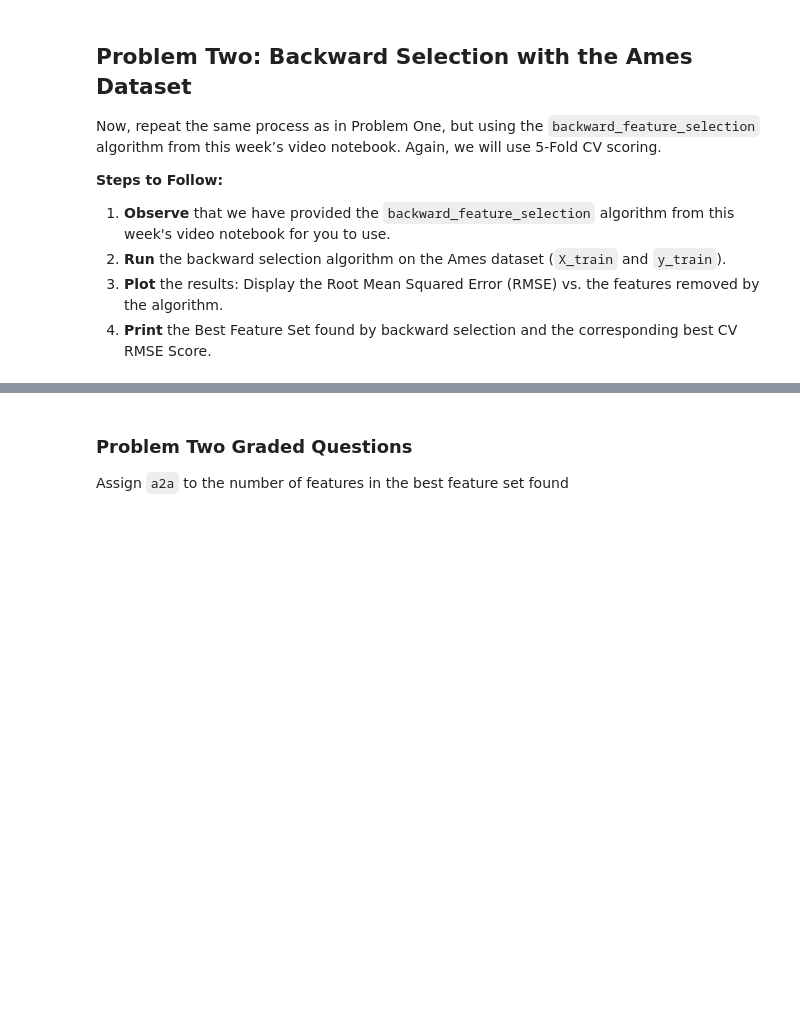
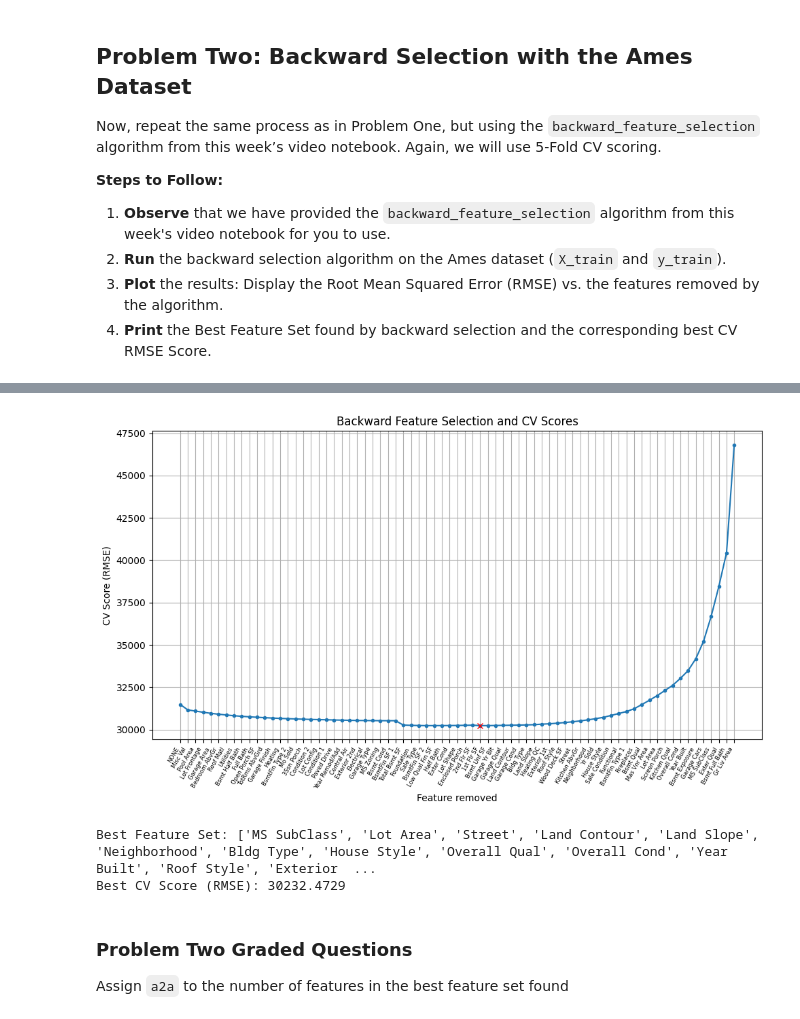
Before and after one commit to akmishra-1/Module-3-Assignments, a Jupyter notebook: Homework_05.ipynb, the cells around one changed output, grey strips where cells are left out. Saved outputs shown, nothing was run; the diff lists cells and outputs as text; code cells hidden in the pictures; blank space fills up the shorter version.

```diff
--- a/Homework_05.ipynb
+++ b/Homework_05.ipynb
@@ -295,3 +341,12 @@ def backward_feature_selection(X, y, model,
     )
 # %%
 # Your code here:  Run Backward Feature Selection, plot the results, and print out the Best Feature Set and the Best CV RMSE Score found.
+
+model = LinearRegression()
+
+# run backward selection
+removed_features_backward, best_scores_backward, best_feature_set_backward, best_score_backward = backward_feature_selection(X_train, y_train, model, verbose=True)
+
+# convert to rmse
+best_scores_backward = [np.sqrt(x) for x in best_scores_backward]
+best_score_backward = np.sqrt(best_score_backward)
@@ -298,3 +371,23 @@ def backward_feature_selection(X, y, model,
+# %%
+# Plot RMSE vs Features Removed
+plt.figure(figsize=(10, 6))
+plt.plot(range(len(best_scores_backward)), best_scores_backward, marker=".")
+plt.plot(best_scores_backward.index(min(best_scores_backward)), min(best_scores_backward), marker="x", color="red")
+plt.xticks(range(len(removed_features_backward)), removed_features_backward, rotation=60, ha="right", fontsize=6)
+plt.xlabel("Feature removed")
+plt.ylabel("CV Score (RMSE)")
+plt.title("Backward Feature Selection and CV Scores")
+plt.grid()
+plt.tight_layout()
+plt.show()
+
+# Print best results
+print(f"Best Feature Set: {best_feature_set_backward}")
+print(f"Best CV Score (RMSE): {best_score_backward:.4f}")
+# %% [output]
+[figure, added]
+Best Feature Set: ['MS SubClass', 'Lot Area', 'Street', 'Land Contour', 'Land Slope', 'Neighborhood', 'Bldg Type', 'House Style', 'Overall Qual', 'Overall Cond', 'Year Built', 'Roof Style', 'Exterior  ...
+Best CV Score (RMSE): 30232.4729
 # %% [markdown]
 ### Problem Two Graded Questions
 
```
Also changed, not shown: parts of 24 cells of this notebook.
